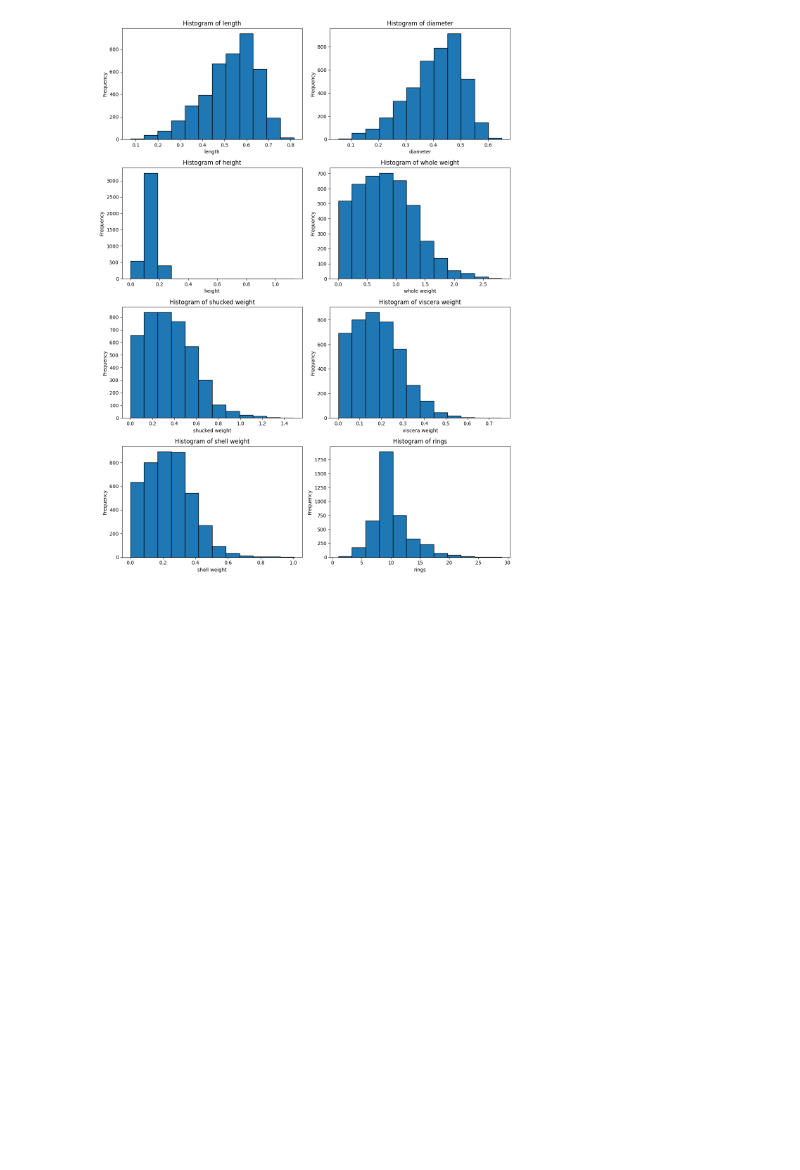
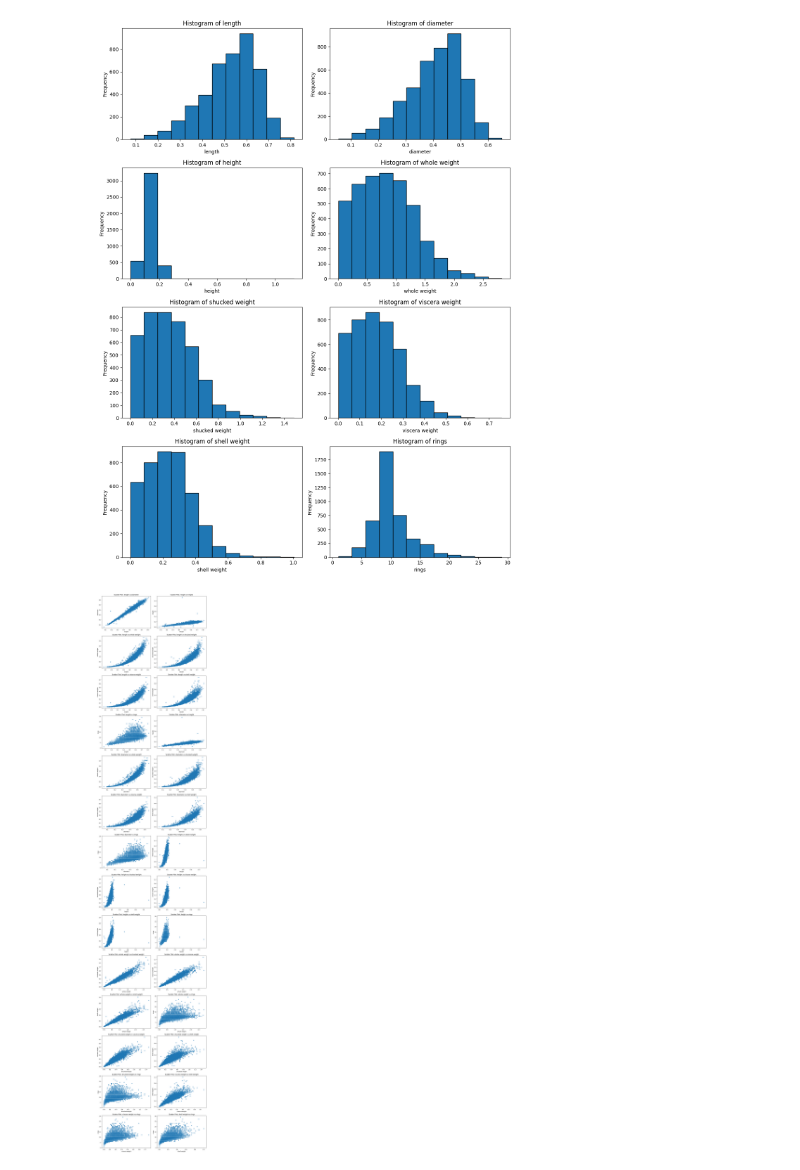
Before and after one commit to Paulaszka/PY-assignment_1, a Jupyter notebook: analysis.ipynb, the cells around one changed output. Cells and saved outputs as stored; diff of their text form; code cells hidden in the pictures; blank space fills up the shorter version.

Commit message:
added missing plot

```diff
--- a/analysis.ipynb
+++ b/analysis.ipynb
@@ -88,3 +88,27 @@ plt.show()
 ##It can be leaved like that because the bins width should match the x_ticks size, but I don't have idea how to do that.
 # %% [output]
 [figure]
+# %%
+fig, axs = plt.subplots(nrows=14, ncols=2, figsize=(12, 60))
+axs = axs.flatten()
+
+plot_index = 0
+num_vars = len(variables)
+
+for i in range(num_vars):
+    for j in range(i + 1, num_vars):
+        var1 = variables[i]
+        var2 = variables[j]
+        axs[plot_index].scatter(df[var1], df[var2], alpha=0.5)
+        axs[plot_index].set_xlabel(var1)
+        axs[plot_index].set_ylabel(var2)
+        axs[plot_index].set_title(f'Scatter Plot: {var1} vs {var2}')
+        plot_index += 1
+
+for i in range(plot_index, len(axs)):
+    axs[i].set_visible(False)
+
+plt.tight_layout()
+plt.show()
+# %% [output]
+[figure, added]
```
